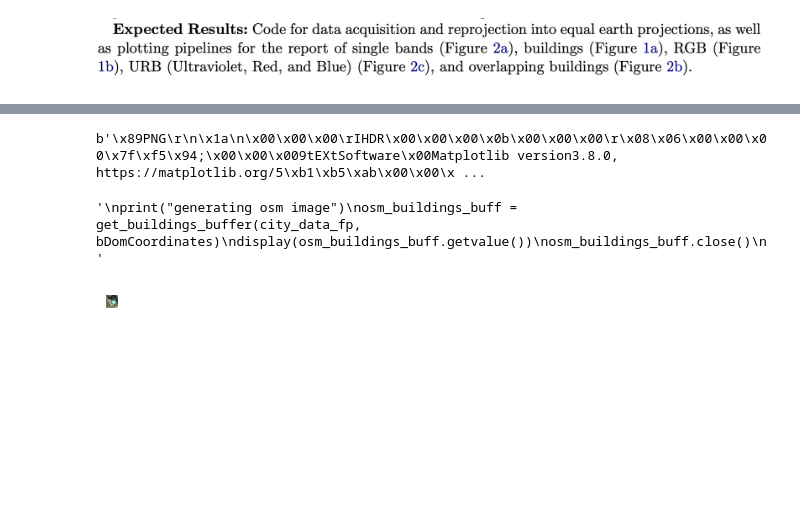
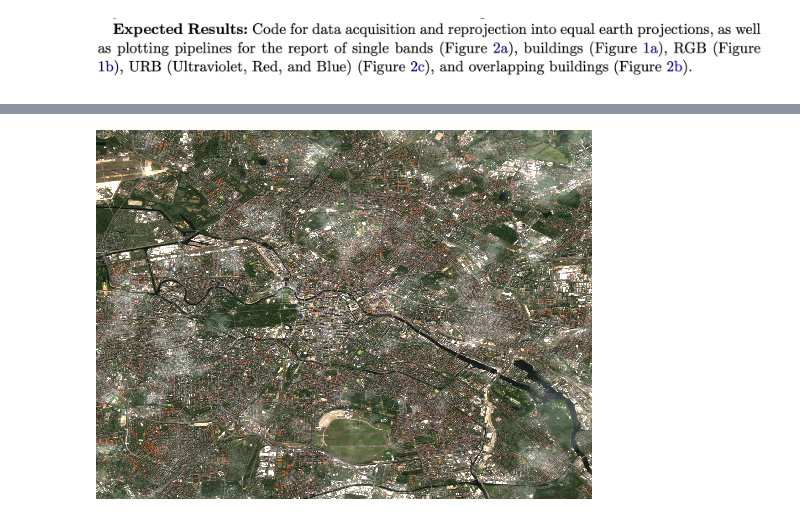
Before and after one commit to philippweinmann/amls, a Jupyter notebook: main.ipynb, the cells around one changed output, grey strips where cells are left out. Saved outputs shown, nothing was run; the diff lists cells and outputs as text; code cells hidden in the pictures; blank space fills up the shorter version.

```diff
--- a/main.ipynb
+++ b/main.ipynb
@@ -153,26 +155,27 @@ def get_spatial_image(spatial_extend):
         # Convert xarray DataSet to a (bands, t, x, y) DataArray
         data = ds[["B04", "B03", "B02"]].to_array(dim="bands")
 
-        # Get the dimensions of the data
-        y_dim, x_dim = data.shape[1:]
-
-        # Create a figure with size proportional to the data dimensions
-        fig, ax = plt.subplots(figsize=(x_dim / 100, y_dim / 100))
+        fig, ax = plt.subplots()
+        plt.axis('off')
+        plt.gca().xaxis.set_major_locator(plt.NullLocator())  # Removes padding
+        plt.gca().yaxis.set_major_locator(plt.NullLocator())  # Removes padding
         data.plot.imshow(vmin=0, vmax=2000, ax=ax)
-
-        ax.axis('off')
 
         buf = io.BytesIO()
         plt.savefig(buf, format='png', bbox_inches='tight', pad_inches=0)
         buf.seek(0)
 
+        plt.close(fig)
+        # data.plot.imshow(vmin=0, vmax=2000)
+
         return buf
 # %%
 from PIL import Image
 
 print("generating spacial image")
 satt_image_buf = get_spatial_image(get_spatial_extend(bDomCoordinates))
-display(satt_image_buf.getvalue())
+sattelite_image = Image.open(io.BytesIO(satt_image_buf.getvalue()))
+display(sattelite_image)
 satt_image_buf.close()
 # %% [output]
 generating spacial image
@@ -181,6 +182,4 @@ download finished
-b'\x89PNG\r\n\x1a\n\x00\x00\x00\rIHDR\x00\x00\x00\x0b\x00\x00\x00\r\x08\x06\x00\x00\x00\x7f\xf5\x94;\x00\x00\x009tEXtSoftware\x00Matplotlib version3.8.0, https://matplotlib.org/5\xb1\xb5\xab\x00\x00\x ...
-'\nprint("generating osm image")\nosm_buildings_buff = get_buildings_buffer(city_data_fp, bDomCoordinates)\ndisplay(osm_buildings_buff.getvalue())\nosm_buildings_buff.close()\n'
-[figure, old version]
+[figure, new version]
 # %%
 print("generating osm image")
 osm_buildings_buff = get_buildings_buffer(city_data_fp, bDomCoordinates)
```
Also changed, not shown: parts of 2 cells of this notebook.
